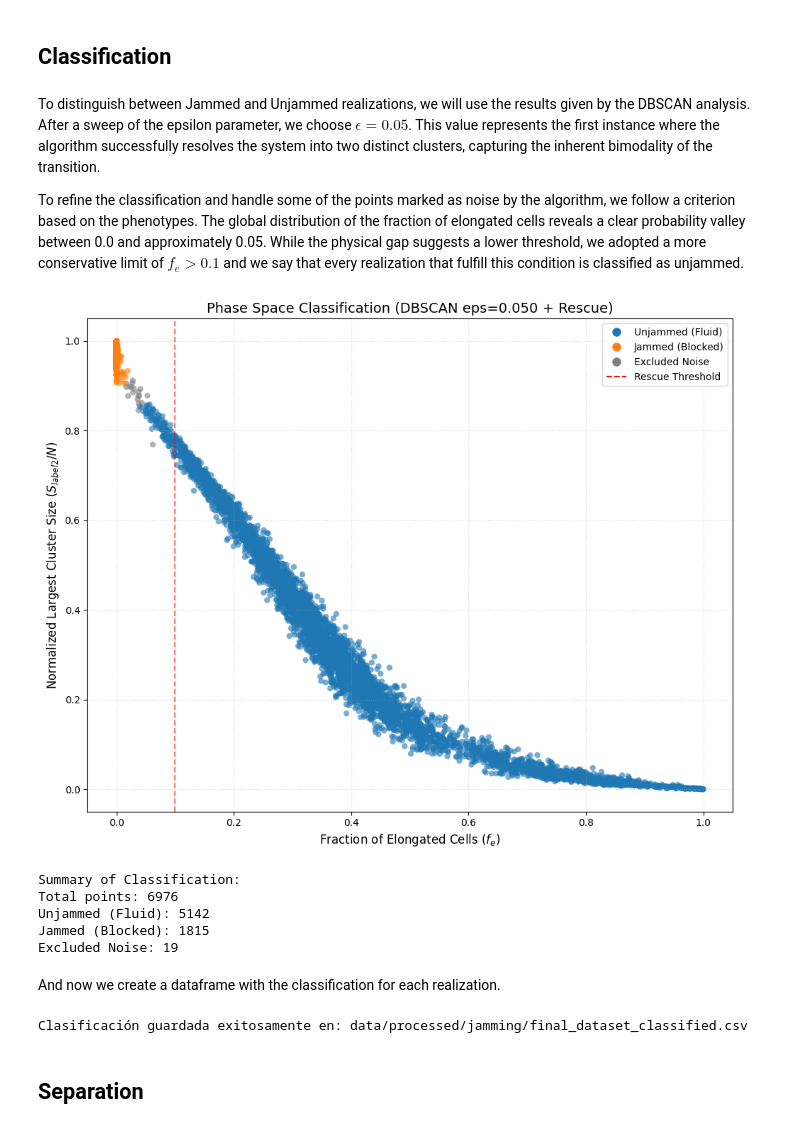
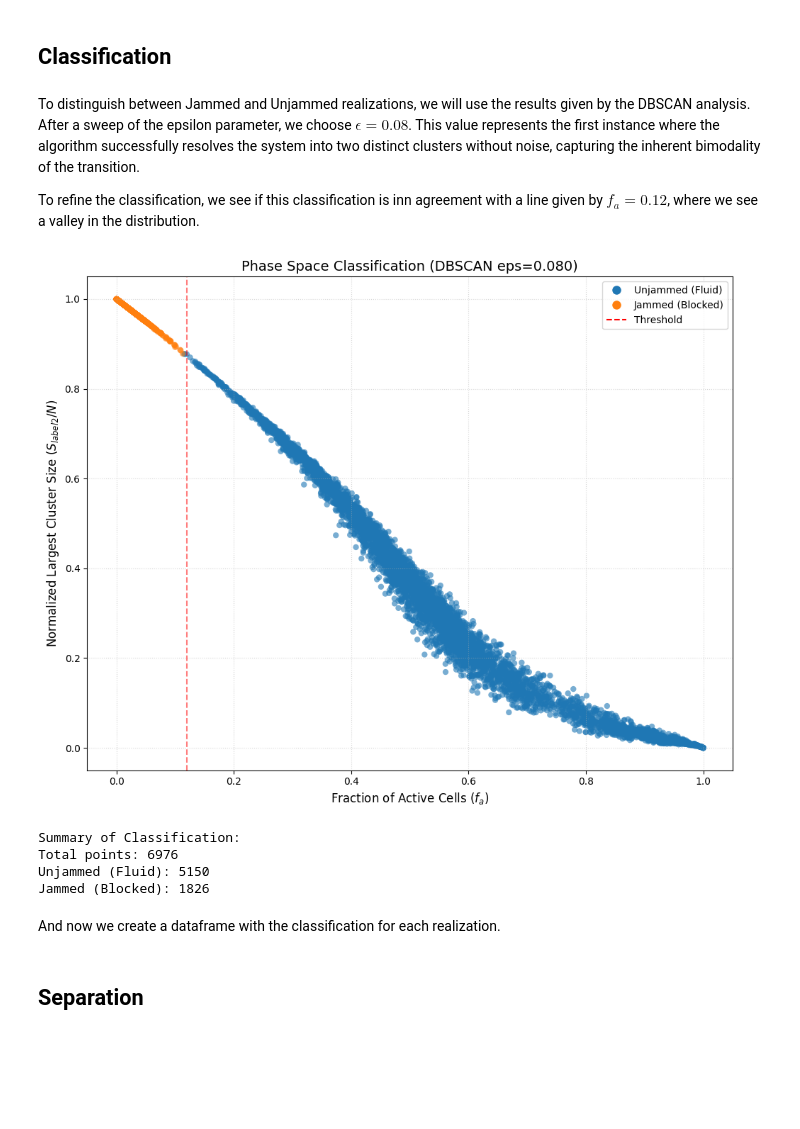
Before and after one commit to gonzaloangaut/oncostreams_analysis, a Jupyter notebook: classification_jamming.ipynb, the cells around one changed output. Drawn from its saved outputs; the diff is of its cells as text; code cells hidden in the pictures; blank space fills up the shorter version.

```diff
--- a/classification_jamming.ipynb
+++ b/classification_jamming.ipynb
@@ -370,7 +376,9 @@ df = pd.read_csv("data/processed/jamming/final_dataset.csv")
 N_labels = df["N"].values
 seed_labels = df["seed"].values
 rho_labels = df["rho"].values
-f_all = df["f_elongated"].values
+f_elongated_all = df["f_elongated"].values
+f_binary_all = df["f_binary"].values
+f_active_all = df["f_active"].values
 s_all = df["s_max_norm"].values
 s_2_all = df["s_max_norm_2"].values
 # %% [markdown]
@@ -525,19 +537,19 @@ Puntos marcados como ruido: 3
 # %% [markdown]
 ## Classification
 # %% [markdown]
-To distinguish between Jammed and Unjammed realizations, we will use the results given by the DBSCAN analysis. After a sweep of the epsilon parameter, we choose $\epsilon = 0.05$. This value represents the first instance where the algorithm successfully resolves the system into two distinct clusters, capturing the inherent bimodality of the transition.
+To distinguish between Jammed and Unjammed realizations, we will use the results given by the DBSCAN analysis. After a sweep of the epsilon parameter, we choose $\epsilon = 0.08$. This value represents the first instance where the algorithm successfully resolves the system into two distinct clusters without noise, capturing the inherent bimodality of the transition.
 
-To refine the classification and handle some of the points marked as noise by the algorithm, we follow a criterion based on the phenotypes. The global distribution of the fraction of elongated cells  reveals a clear probability valley between 0.0 and approximately 0.05. While the physical gap suggests a lower threshold, we adopted a more conservative limit of $ f_e > 0.1 $ and we say that every realization that fulfill this condition is classified as unjammed.
+To refine the classification, we see if this classification is inn agreement with a line given by $f_a = 0.12$, where we see a valley in the distribution.
 # %%
 # Get the data
-X = np.column_stack((f_all, s_2_all))
+X = np.column_stack((f_active_all, s_2_all))
 
 # Define the scaler and scale data
 scaler = StandardScaler()
 X_scaled = scaler.fit_transform(X)
 
 # Execute final DBSCAN
-final_eps = 0.05
+final_eps = 0.08
 min_samples = 20
 
 db = DBSCAN(eps=final_eps, min_samples=min_samples)
@@ -560,27 +572,17 @@ final_labels = initial_labels.copy()
 # Define labels
 LABEL_UNJAMMED = 0
 LABEL_JAMMED = 1
-LABEL_EXCLUDED_NOISE = 2
 
 # Map clusters with the clusters
 final_labels[initial_labels == unjammed_label] = LABEL_UNJAMMED
 final_labels[initial_labels == jammed_label] = LABEL_JAMMED
 
-# Rescue of noise
-rescue_threshold = 0.1
-mask_noise = (initial_labels == -1)
-
-mask_rescue = mask_noise & (X[:, 0] > rescue_threshold)
-final_labels[mask_rescue] = LABEL_UNJAMMED
-
-# Noise not rescued is excluded or just defined as noise
-mask_exclude = mask_noise & (~mask_rescue)
-final_labels[mask_exclude] = LABEL_EXCLUDED_NOISE
+# Threshold seen in teh distribution of active cells
+threshold = 0.12
 
 # Define colors for each phase
 colors = {LABEL_UNJAMMED: '#1f77b4',
-          LABEL_JAMMED: '#ff7f0e',
-          LABEL_EXCLUDED_NOISE: '#7f7f7f'}
+          LABEL_JAMMED: '#ff7f0e',}
 
 color_labels = [colors[l] for l in final_labels]
 
@@ -591,46 +593,42 @@ plt.figure(figsize=(10, 8))
 plt.scatter(X[:, 0], X[:, 1], c=color_labels, alpha=0.6, edgecolors='none')
 
 # Plot the line of rescue
-plt.axvline(rescue_threshold, color='r', linestyle='--', alpha=0.5, label=f'Rescue Threshold ({rescue_threshold})')
+plt.axvline(threshold, color='r', linestyle='--', alpha=0.5, label=f'Threshold ({threshold})')
 
-plt.xlabel("Fraction of Elongated Cells ($f_e$)", fontsize=12)
+plt.xlabel("Fraction of Active Cells ($f_a$)", fontsize=12)
 plt.ylabel("Normalized Largest Cluster Size ($S_{label2}/N$)", fontsize=12)
-plt.title(f"Phase Space Classification (DBSCAN eps={final_eps:.3f} + Rescue)", fontsize=14)
+plt.title(f"Phase Space Classification (DBSCAN eps={final_eps:.3f})", fontsize=14)
 
 # Legend
 legend_elements = [Line2D([0], [0], marker='o', color='w', label='Unjammed (Fluid)',
                           markerfacecolor=colors[LABEL_UNJAMMED], markersize=10),
                    Line2D([0], [0], marker='o', color='w', label='Jammed (Blocked)',
                           markerfacecolor=colors[LABEL_JAMMED], markersize=10),
-                   Line2D([0], [0], marker='o', color='w', label='Excluded Noise',
-                          markerfacecolor=colors[LABEL_EXCLUDED_NOISE], markersize=10),
-                   Line2D([0], [0], color='r', linestyle='--', label='Rescue Threshold')]
+                   Line2D([0], [0], color='r', linestyle='--', label='Threshold')]
 plt.legend(handles=legend_elements, loc='best')
 
 plt.grid(True, linestyle=":", alpha=0.5)
 plt.tight_layout()
 
 # Save the plot
 graph_folder = "graphs/jamming/classification"
 os.makedirs(graph_folder, exist_ok=True)
 plt.savefig(f"{graph_folder}/Classified_Scatter_eps_{final_eps:.3f}.png", dpi=600)
 
 plt.show()
 plt.close()
 
 # Summary
 print("Summary of Classification:")
 print(f"Total points: {len(final_labels)}")
 print(f"Unjammed (Fluid): {np.sum(final_labels == LABEL_UNJAMMED)}")
 print(f"Jammed (Blocked): {np.sum(final_labels == LABEL_JAMMED)}")
-print(f"Excluded Noise: {np.sum(final_labels == LABEL_EXCLUDED_NOISE)}")
 # %% [output]
-[figure, old version]
+[figure, new version]
 Summary of Classification:
 Total points: 6976
-Unjammed (Fluid): 5142
-Jammed (Blocked): 1815
-Excluded Noise: 19
+Unjammed (Fluid): 5150
+Jammed (Blocked): 1826
 # %% [markdown]
 And now we create a dataframe with the classification for each realization.
 # %%
@@ -638,8 +636,7 @@ And now we create a dataframe with the classification for each realization.
 df["classification"] = final_labels
 status_map = {
     LABEL_UNJAMMED: "unjammed",
-    LABEL_JAMMED: "jammed",
-    LABEL_EXCLUDED_NOISE: "excluded_noise"
+    LABEL_JAMMED: "jammed"
 }
 df["status"] = df["classification"].map(status_map)
 
@@ -647,8 +644,6 @@ df["status"] = df["classification"].map(status_map)
 # Puedes usar el mismo nombre para sobreescribirlo o uno nuevo
 output_path = "data/processed/jamming/final_dataset_classified.csv"
 df.to_csv(output_path, index=False)
-# %% [output]
-Clasificación guardada exitosamente en: data/processed/jamming/final_dataset_classified.csv
 # %% [markdown]
 ## Separation
 # %%
```
Also changed, not shown: parts of 15 cells of this notebook, 20 other files.
